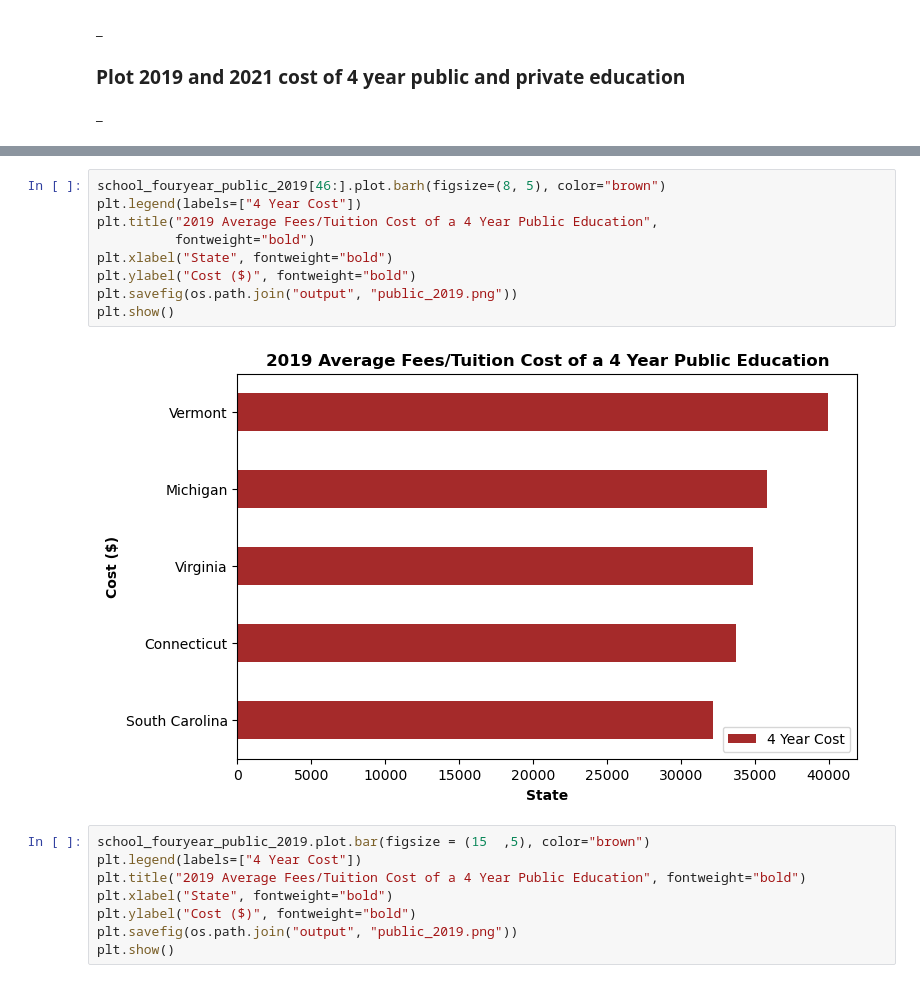
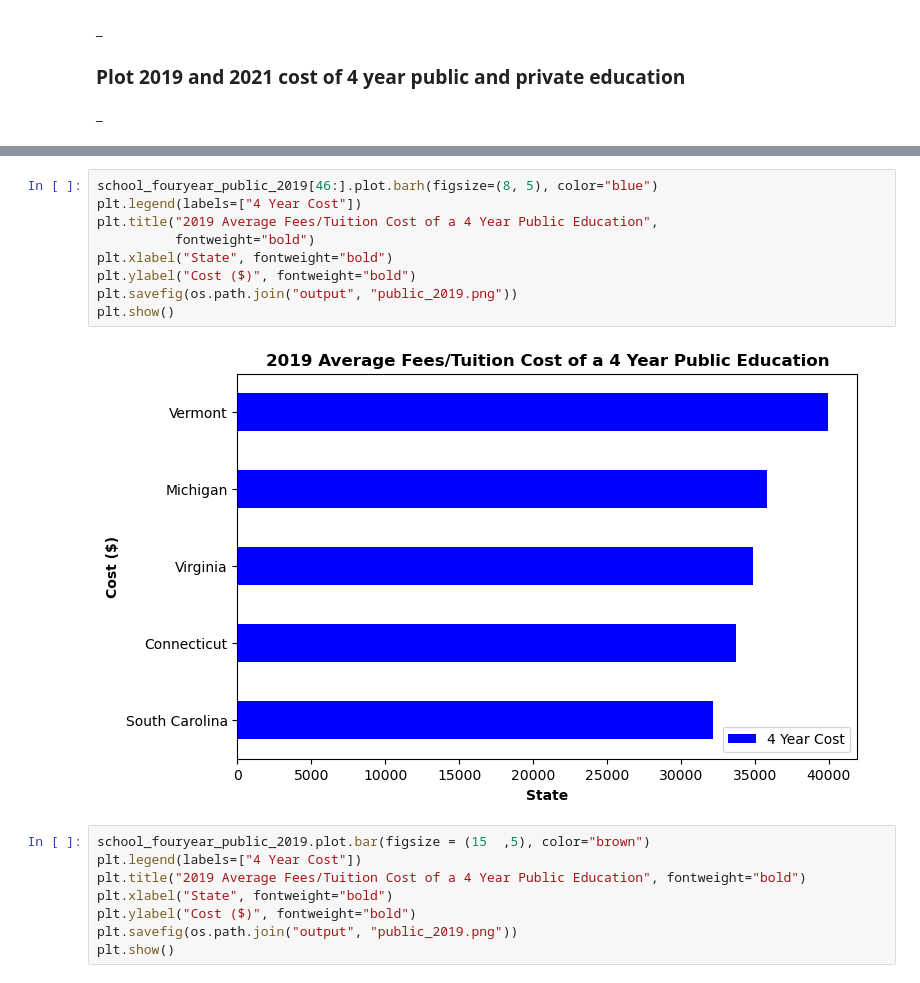
Before and after one commit to anthonybpino/Project-1-Undergrad-Student-Data, a Jupyter notebook: cost_state_2019_2021.ipynb, the cells around one changed output, grey strips where cells are left out. Cells and saved outputs as stored; diff of their text form.

```diff
--- a/cost_state_2019_2021.ipynb
+++ b/cost_state_2019_2021.ipynb
@@ -169,14 +192,14 @@ plt.show()
 # %%
-school_fouryear_public_2019[46:].plot.barh(figsize=(8, 5), color="brown")
+school_fouryear_public_2019[46:].plot.barh(figsize=(8, 5), color="blue")
 plt.legend(labels=["4 Year Cost"])
 plt.title("2019 Average Fees/Tuition Cost of a 4 Year Public Education",
           fontweight="bold")
 plt.xlabel("State", fontweight="bold")
 plt.ylabel("Cost ($)", fontweight="bold")
 plt.savefig(os.path.join("output", "public_2019.png"))
 plt.show()
 # %% [output]
-[figure, old version]
+[figure, new version]
 # %%
 school_fouryear_public_2019.plot.bar(figsize = (15  ,5), color="brown")
 plt.legend(labels=["4 Year Cost"])
```
Also changed, not shown: parts of 8 cells of this notebook, 1 other file.
